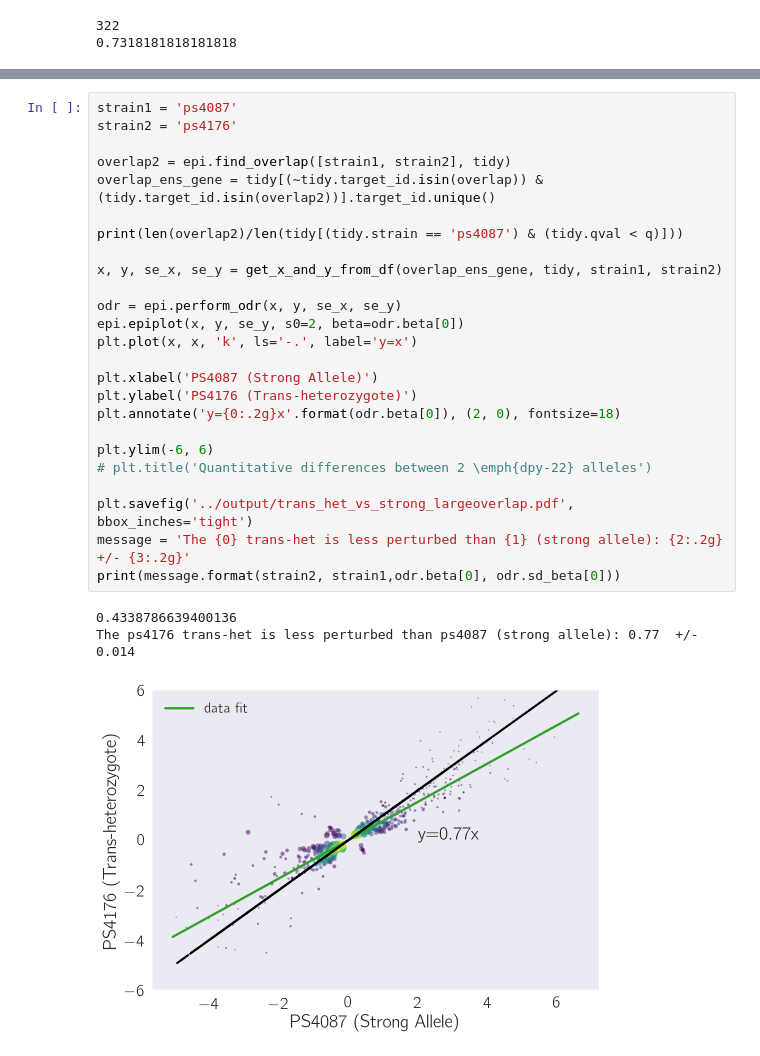
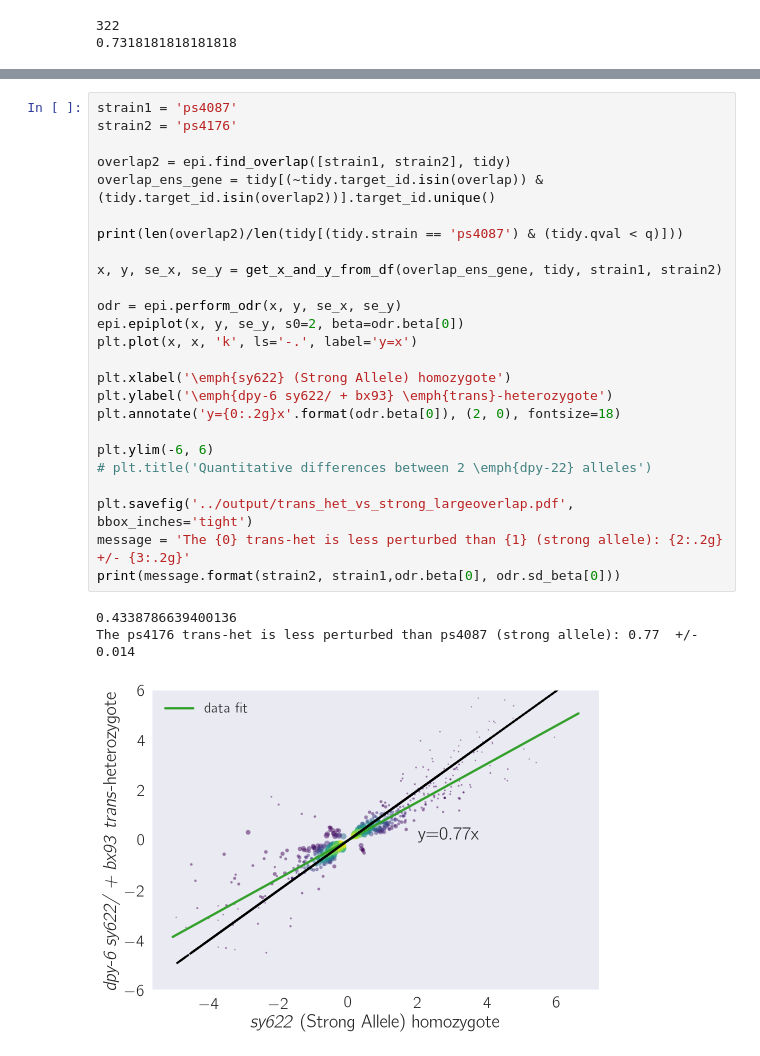
Before and after one commit to WormLabCaltech/med-cafe, a Jupyter notebook: src/2. dpy-22 gene dosage.ipynb, the cells around one changed output, grey strips where cells are left out. Drawn from its saved outputs; the diff is of its cells as text.

```diff
--- a/src/2. dpy-22 gene dosage.ipynb
+++ b/src/2. dpy-22 gene dosage.ipynb
@@ -127,29 +130,29 @@ The PS4176 trans-heterozygote is equivalent to the weak allele: 1.1  +/- 0.027
 # %%
 strain1 = 'ps4087'
 strain2 = 'ps4176'
 
 overlap2 = epi.find_overlap([strain1, strain2], tidy)
 overlap_ens_gene = tidy[(~tidy.target_id.isin(overlap)) & (tidy.target_id.isin(overlap2))].target_id.unique()
 
 print(len(overlap2)/len(tidy[(tidy.strain == 'ps4087') & (tidy.qval < q)]))
 
 x, y, se_x, se_y = get_x_and_y_from_df(overlap_ens_gene, tidy, strain1, strain2)
 
 odr = epi.perform_odr(x, y, se_x, se_y)
 epi.epiplot(x, y, se_y, s0=2, beta=odr.beta[0])
 plt.plot(x, x, 'k', ls='-.', label='y=x')
 
-plt.xlabel('PS4087 (Strong Allele)')
-plt.ylabel('PS4176 (Trans-heterozygote)')
+plt.xlabel('\emph{sy622} (Strong Allele) homozygote')
+plt.ylabel('\emph{dpy-6 sy622/ + bx93} \emph{trans}-heterozygote')
 plt.annotate('y={0:.2g}x'.format(odr.beta[0]), (2, 0), fontsize=18)
 
 plt.ylim(-6, 6)
 # plt.title('Quantitative differences between 2 \emph{dpy-22} alleles')
 
 plt.savefig('../output/trans_het_vs_strong_largeoverlap.pdf', bbox_inches='tight')
 message = 'The {0} trans-het is less perturbed than {1} (strong allele): {2:.2g}  +/- {3:.2g}'
 print(message.format(strain2, strain1,odr.beta[0], odr.sd_beta[0]))
 # %% [output]
 0.4338786639400136
 The ps4176 trans-het is less perturbed than ps4087 (strong allele): 0.77  +/- 0.014
-[figure, old version]
+[figure, new version]
```
Also changed, not shown: parts of 6 cells of this notebook, 30 other files.
